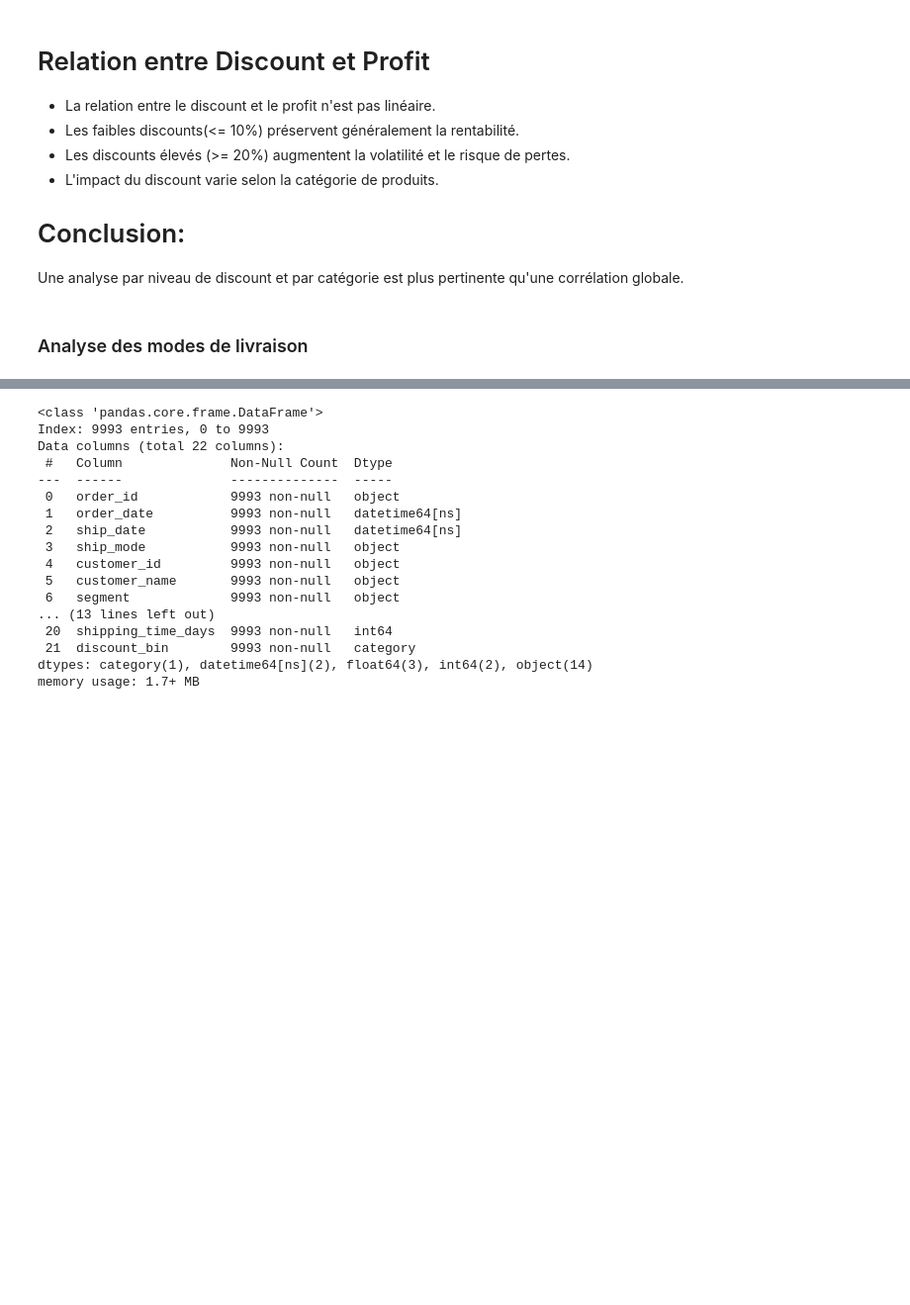
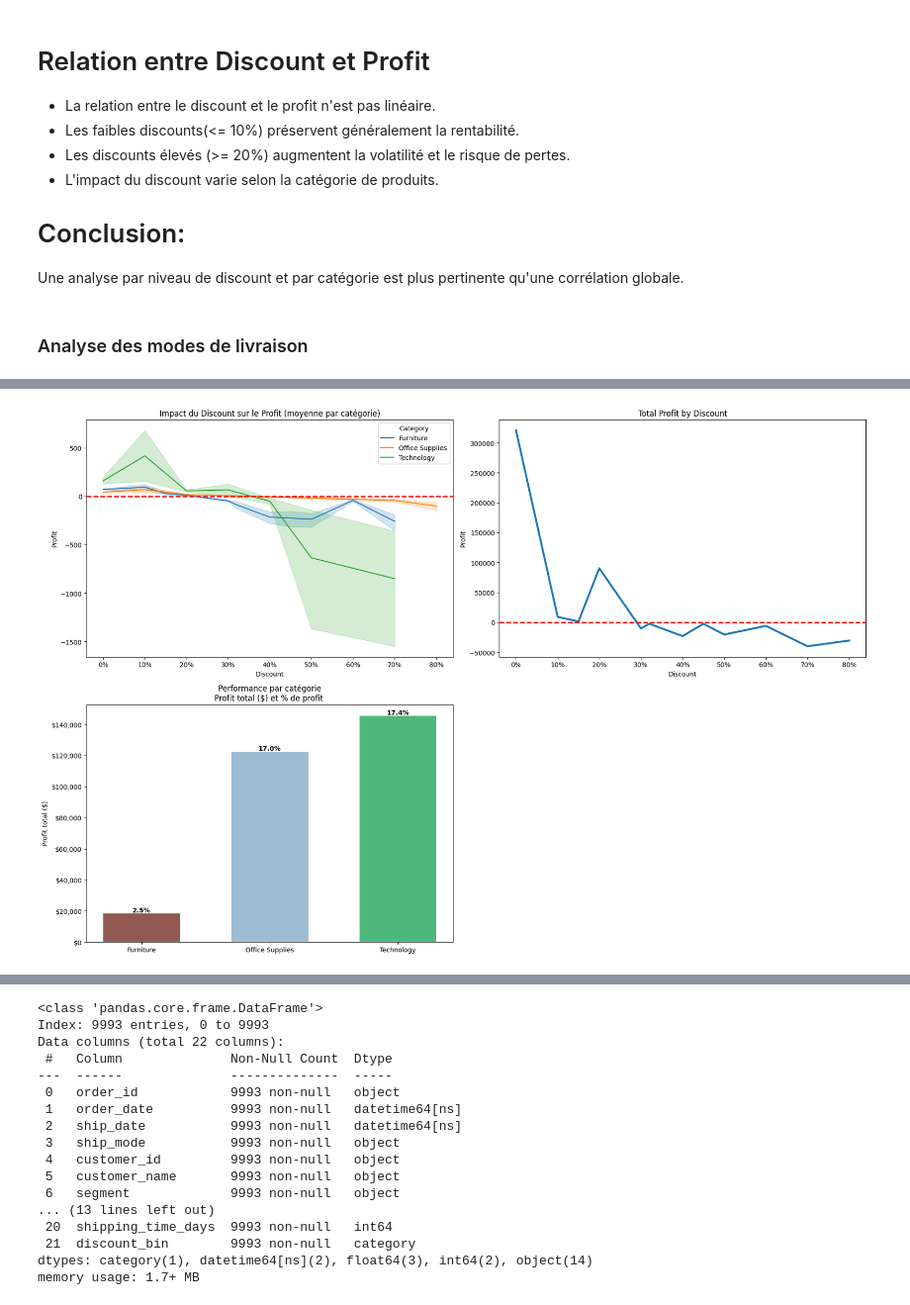
Before and after one commit to msshaqura/project_superstore, a Jupyter notebook: sample_superstore.ipynb, the cells around one changed output, grey strips where cells are left out. Shown at 99% size. Cells and saved outputs as stored; diff of their text form; code cells hidden in the pictures; blank space fills up the shorter version.

```diff
--- a/sample_superstore.ipynb
+++ b/sample_superstore.ipynb
@@ -413,3 +368,93 @@ plt.show()
+# %%
+import pandas as pd
+import seaborn as sns
+import matplotlib.pyplot as plt
+import matplotlib.ticker as mtick
+from matplotlib.ticker import FuncFormatter
+
+# 🔹 Couleurs pour les catégories
+couleurs_cat = {
+    "Furniture": "#925953",        # rouge
+    "Office Supplies": "#9DBCD1",  # bleu
+    "Technology": "#4EB87A"        # vert
+}
+
+# 🔹 Recalcul performance catégorie
+perf_cat = (
+    df_cleaned
+    .groupby("category")[["sales","profit","discount"]]
+    .sum()
+)
+perf_cat["% de profit"] = (perf_cat["profit"] / perf_cat["sales"]) * 100
+
+# 🔹 Créer figure 2x2 pour avoir plus d'espace
+fig, axes = plt.subplots(2, 2, figsize=(18,12))
+axes = axes.flatten()  # pour itérer facilement
+
+# --- Subplot 1: Lineplot profit moyen par catégorie ---
+sns.lineplot(
+    data=df_cleaned,
+    x="discount",
+    y="profit",
+    hue="category",
+    estimator="mean",
+    ax=axes[0]
+)
+axes[0].axhline(0, linestyle="--", color="red", linewidth=2)
+axes[0].xaxis.set_major_formatter(mtick.PercentFormatter(1.0))
+axes[0].set_title("Impact du Discount sur le Profit (moyenne par catégorie)")
+axes[0].set_xlabel("Discount")
+axes[0].set_ylabel("Profit")
+axes[0].legend(title="Category")
+
+# --- Subplot 2: Lineplot profit total ---
+sns.lineplot(
+    data=df_cleaned,
+    x="discount",
+    y="profit",
+    estimator=sum,
+    errorbar=None,
+    color="#1f77b4",
+    ax=axes[1],
+    linewidth=3
+)
+axes[1].axhline(0, linestyle="--", color="red", linewidth=2)
+axes[1].xaxis.set_major_formatter(mtick.PercentFormatter(1.0))
+axes[1].set_title("Total Profit by Discount")
+axes[1].set_xlabel("Discount")
+axes[1].set_ylabel("Profit")
+
+# --- Subplot 3: Barplot profit par catégorie ---
+bars = axes[2].bar(
+    perf_cat.index,
+    perf_cat["profit"],
+    color=[couleurs_cat[c] for c in perf_cat.index],
+    width=0.6
+)
+axes[2].yaxis.set_major_formatter(FuncFormatter(lambda x, pos: f"${x:,.0f}"))
+axes[2].set_ylabel("Profit total ($)")
+axes[2].set_title("Performance par catégorie\nProfit total ($) et % de profit ")
+
+# Ajouter % de profit au-dessus des barres
+for i, bar in enumerate(bars):
+    height = bar.get_height()
+    marge = perf_cat["% de profit"].iloc[i]
+    axes[2].text(
+        bar.get_x() + bar.get_width()/2,
+        height,
+        f"{marge:.1f}%",
+        ha="center",
+        va="bottom",
+        fontweight="bold"
+    )
+
+# --- Subplot 4: vide pour équilibre ou future utilisation ---
+axes[3].axis('off')
+
+plt.tight_layout()
+plt.show()
+# %% [output]
+[figure, added]
 # %%
 %whos
 # %% [output]
```
Also changed, not shown: parts of 86 cells of this notebook.
